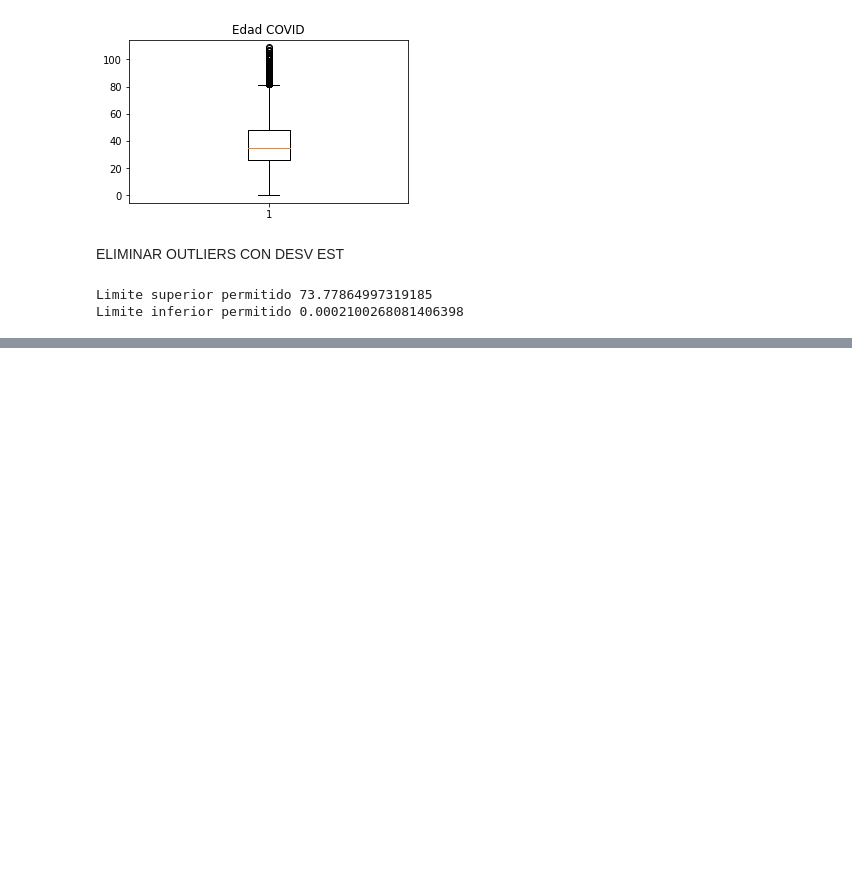
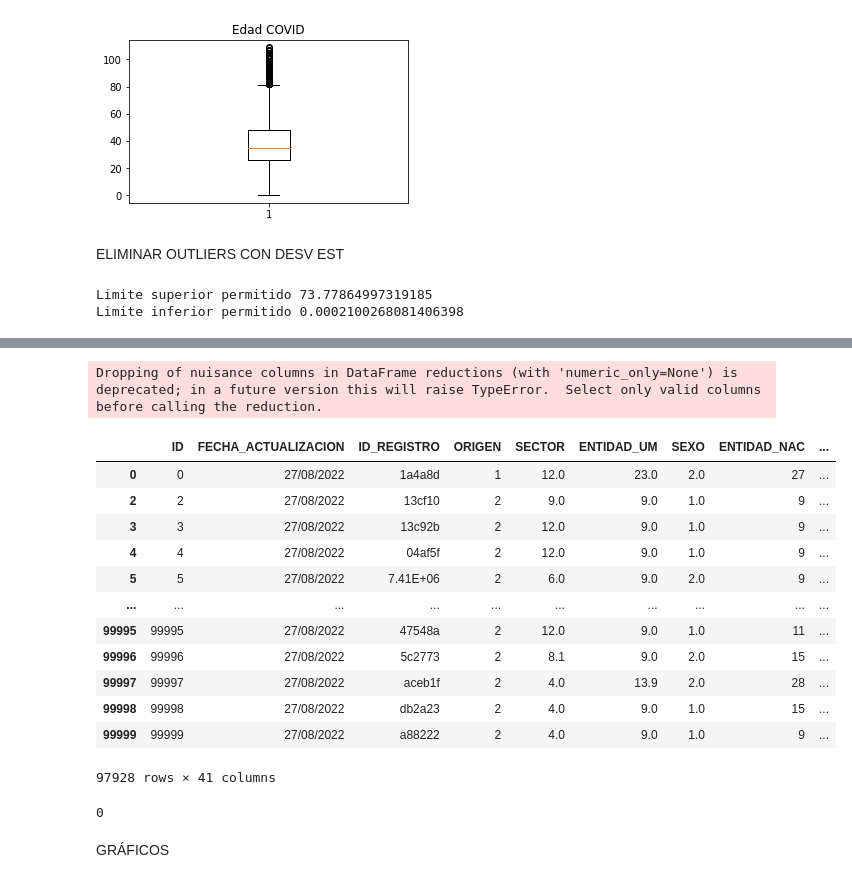
Before and after one commit to AremyDiaz/Actividad4, a Jupyter notebook: 9_covid.ipynb, the cells around one changed output, grey strips where cells are left out. Drawn from its saved outputs; the diff is of its cells as text; code cells hidden in the pictures; blank space fills up the shorter version.

```diff
--- a/9_covid.ipynb
+++ b/9_covid.ipynb
@@ -102,0 +139,29 @@ Limite inferior permitido 0.0002100268081406398
+# %%
+#Reemplazamos valores atípicos (ahora nulos) del dataframe con "mean"
+#Realizamos una copia del dataframe
+data_covid=data3.fillna(round(data3.mean(),1))
+data_covid
+# %% [output]
+Dropping of nuisance columns in DataFrame reductions (with 'numeric_only=None') is deprecated; in a future version this will raise TypeError.  Select only valid columns before calling the reduction.
+|  | ID | FECHA_ACTUALIZACION | ID_REGISTRO | ORIGEN | SECTOR | ENTIDAD_UM | SEXO | ENTIDAD_NAC | ... |
+| 0 | 0 | 27/08/2022 | 1a4a8d | 1 | 12.0 | 23.0 | 2.0 | 27 | ... |
+| 2 | 2 | 27/08/2022 | 13cf10 | 2 | 9.0 | 9.0 | 1.0 | 9 | ... |
+| 3 | 3 | 27/08/2022 | 13c92b | 2 | 12.0 | 9.0 | 1.0 | 9 | ... |
+| 4 | 4 | 27/08/2022 | 04af5f | 2 | 12.0 | 9.0 | 1.0 | 9 | ... |
+| 5 | 5 | 27/08/2022 | 7.41E+06 | 2 | 6.0 | 9.0 | 2.0 | 9 | ... |
+| ... | ... | ... | ... | ... | ... | ... | ... | ... | ... |
+| 99995 | 99995 | 27/08/2022 | 47548a | 2 | 12.0 | 9.0 | 1.0 | 11 | ... |
+| 99996 | 99996 | 27/08/2022 | 5c2773 | 2 | 8.1 | 9.0 | 2.0 | 15 | ... |
+| 99997 | 99997 | 27/08/2022 | aceb1f | 2 | 4.0 | 13.9 | 2.0 | 28 | ... |
+| 99998 | 99998 | 27/08/2022 | db2a23 | 2 | 4.0 | 9.0 | 1.0 | 15 | ... |
+| 99999 | 99999 | 27/08/2022 | a88222 | 2 | 4.0 | 9.0 | 1.0 | 9 | ... |
+97928 rows × 41 columns
+# %%
+#Comprobación de limpieza exitosa
+#Corroboramos valores nulos
+valores_nulos=data_covid.isnull().sum().sum()
+valores_nulos
+# %% [output]
+0
+# %% [markdown]
+GRÁFICOS
```
Also changed, not shown: parts of 2 cells of this notebook.
